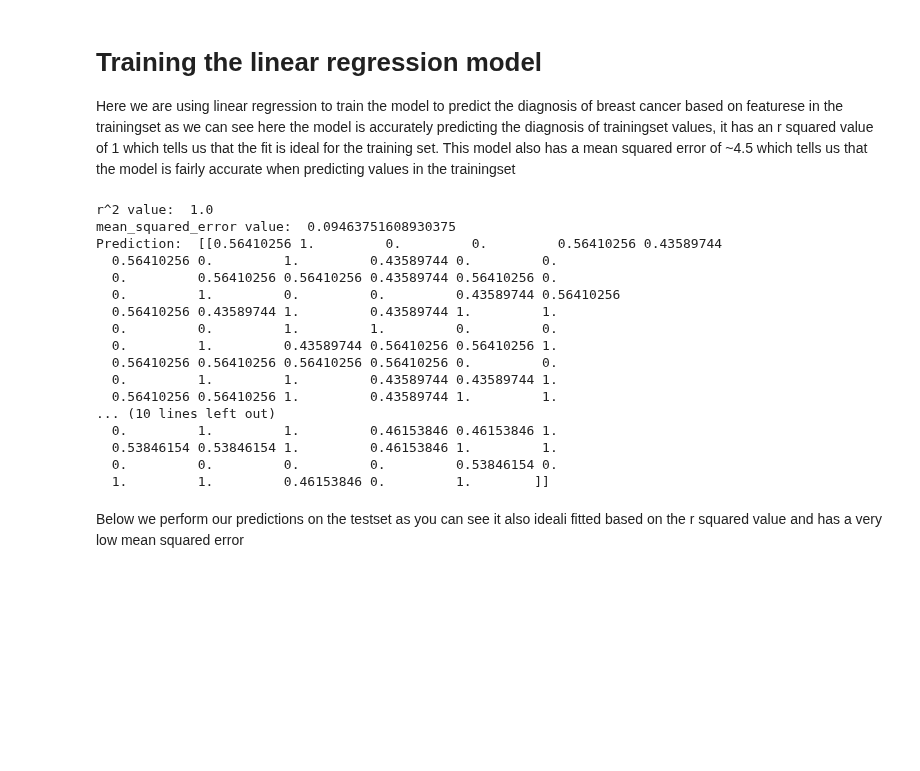
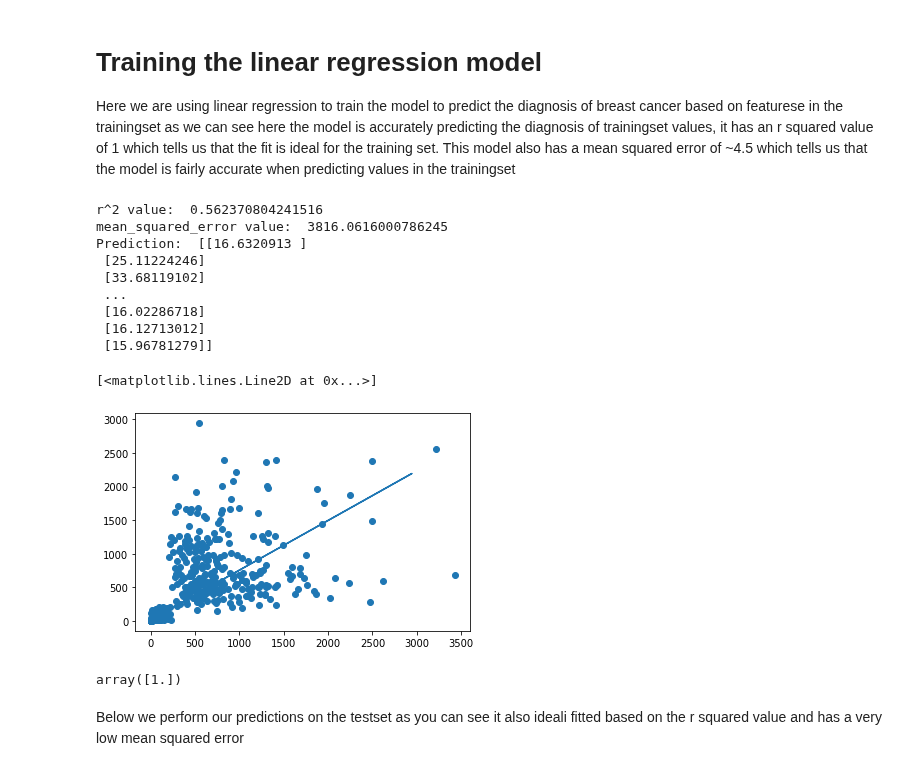
Before and after one commit to Ultan-Kearns/LYIT-Machine-Learning-Project, a Jupyter notebook: CA3Notebook.ipynb, the cells around one changed output. Drawn from its saved outputs; the diff is of its cells as text; code cells hidden in the pictures; blank space fills up the shorter version.

```diff
--- a/CA3Notebook.ipynb
+++ b/CA3Notebook.ipynb
@@ -151,39 +162,39 @@ Here we are using linear regression to train the model to predict the diagnosis
 # %%
 # Here we train a model to perform linear regression data set to predict the diagnosis
 
 from sklearn.linear_model import LinearRegression
 from sklearn.metrics import mean_squared_error, r2_score
 from math import sqrt
-testArray = np.array(X_test.Diagnosis)
-testArray = testArray.reshape(2,71)
-trainArray = np.array(X_train.Diagnosis)
-trainArray = trainArray.reshape(2,71)
+testArray = np.array(X_test)
+testArray = testArray.reshape(-1,1)
+trainArray = np.array(X_train)
+trainArray = trainArray.reshape(-1,1)
 # create the linear regression model by fitting training set to the test set
 regression_model = LinearRegression().fit(trainArray, testArray)
 # Score the model and retrive r^2 value
 rSquared = regression_model.score(trainArray, testArray)
 prediction = regression_model.predict(testArray)
 print('r^2 value: ', rSquared)
 print('mean_squared_error value: ', mean_squared_error(testArray, prediction))
 print('Prediction: ', regression_model.predict(testArray))
+plt.scatter(trainArray,testArray)
+plt.plot(testArray,prediction)
 # %% [output]
-r^2 value:  1.0
-mean_squared_error value:  0.09463751608930375
-Prediction:  [[0.56410256 1.         0.         0.         0.56410256 0.43589744
-  0.56410256 0.         1.         0.43589744 0.         0.
-  0.         0.56410256 0.56410256 0.43589744 0.56410256 0.
-  0.         1.         0.         0.         0.43589744 0.56410256
-  0.56410256 0.43589744 1.         0.43589744 1.         1.
-  0.         0.         1.         1.         0.         0.
-  0.         1.         0.43589744 0.56410256 0.56410256 1.
-  0.56410256 0.56410256 0.56410256 0.56410256 0.         0.
-  0.         1.         1.         0.43589744 0.43589744 1.
-  0.56410256 0.56410256 1.         0.43589744 1.         1.
-... (10 lines left out)
-  0.         1.         1.         0.46153846 0.46153846 1.
-  0.53846154 0.53846154 1.         0.46153846 1.         1.
-  0.         0.         0.         0.         0.53846154 0.
-  1.         1.         0.46153846 0.         1.        ]]
+r^2 value:  0.562370804241516
+mean_squared_error value:  3816.0616000786245
+Prediction:  [[16.6320913 ]
+ [25.11224246]
+ [33.68119102]
+ ...
+ [16.02286718]
+ [16.12713012]
+ [15.96781279]]
+[<matplotlib.lines.Line2D at 0x...>]
+[figure, added]
+# %%
+testArray[0]
+# %% [output]
+array([1.])
 # %% [markdown]
 Below we perform our predictions on the testset as you can see it also ideali fitted based on the r squared value and has a very low mean squared error
 # %%
```
Also changed, not shown: parts of 7 cells of this notebook.
